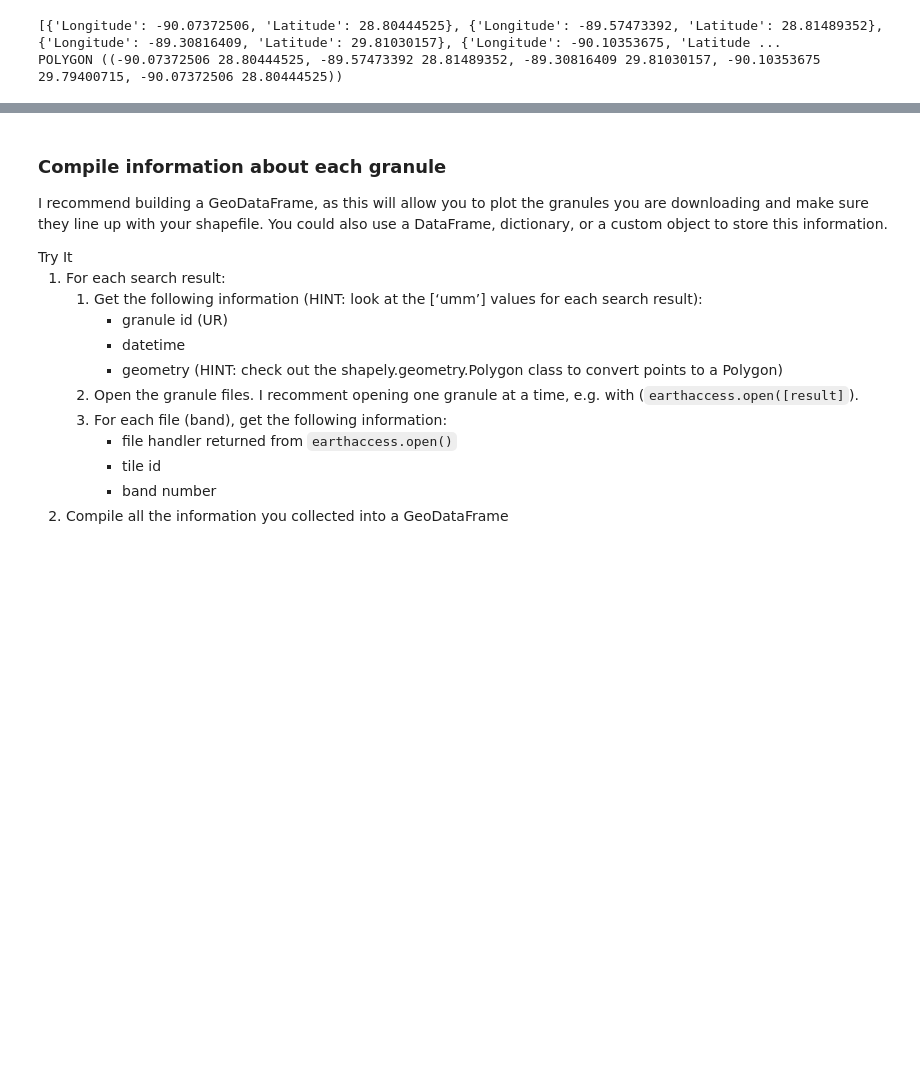
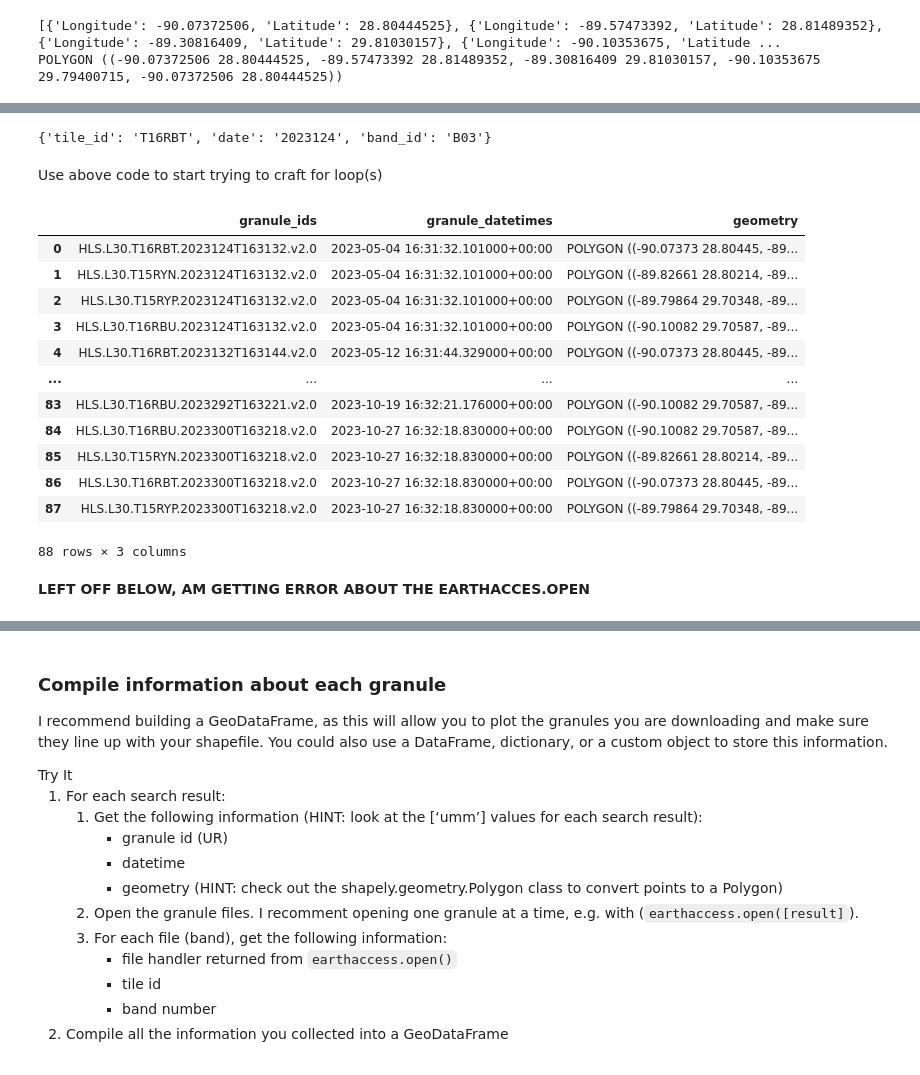
Before and after one commit to earthlab-education/clustering-hanried, a Jupyter notebook: clustering.ipynb, the cells around one changed output, grey strips where cells are left out. Cells and saved outputs as stored; diff of their text form; code cells hidden in the pictures; blank space fills up the shorter version.

Commit message:
Created for loop to get metadata and put in gdf for all granules

```diff
--- a/clustering.ipynb
+++ b/clustering.ipynb
@@ -482,0 +502,73 @@ list
+# %%
+# get tile ids and band numbers for the granule
+# Compile a regular expression to search for metadata
+# the r indicates this is a raw string and highlights all escaped characters (the dots), limits our need to escape special characters
+uri_re = re.compile(
+    r"HLS\.L30\.(?P<tile_id>T[0-9A-Z]+)\.(?P<date>\d+)T\d+\.v2\.0\."
+    r"(?P<band_id>.+)\.tif"
+)
+
+#this yields a dictionary with the tile id, date, and band id
+# 0 index above is B03, green band
+# the date is the 124 day of 2023
+uri_re.search(opened_granule[0].full_name).groupdict()
+# %% [output]
+{'tile_id': 'T16RBT', 'date': '2023124', 'band_id': 'B03'}
+# %% [markdown]
+Use above code to start trying to craft for loop(s)
+# %%
+# Get granule metadata (ID (UR), datetime, and geometry)
+
+## create empty lists to add metadata to
+granule_ids = []
+granule_datetimes = []
+granule_geometries = []
+
+## set up for loop, tqdm creates a progress bar
+## for each row in the wbd_gls_results...
+for row in tqdm(wbd_hls_results):
+    metadata = row['umm']
+    ## identify the granule_id and append it to the granule_ids list
+    granule_id = metadata['GranuleUR']
+    granule_ids.append(granule_id)
+
+    ## identify the granule_datetime and append it to the granule_datetimes list
+    granule_datetime = pd.to_datetime(metadata
+        ['TemporalExtent']['RangeDateTime']['BeginningDateTime'])
+    granule_datetimes.append(granule_datetime)
+
+    ## identify the granule_geometry and append it to the granule_geometries list
+    ## create a list of all points, lat/lon, for the first result from the umm column of the first result
+    points = (
+        metadata
+        # select the first thing in the GPolygons list
+        ['SpatialExtent']['HorizontalSpatialDomain']['Geometry']['GPolygons'][0]
+        ['Boundary']['Points'])
+    ## create the geometry (Polygon) of the first result using Polygon from shapely
+    ## loop through all the points in our points list and get the lat/long for each one to create the geometry
+    geometry = Polygon(
+        [(point['Longitude'], point['Latitude']) for point in points])
+    granule_geometries.append(geometry)
+
+# Create dictionary to hold metadata lists
+metadata_dict = {'granule_ids' : granule_ids, 'granule_datetimes' : granule_datetimes, 'geometry' : granule_geometries}
+
+# Create GeoDataFrame out of metadata_dict
+granule_gdf = gpd.GeoDataFrame(metadata_dict, crs="EPSG:4326")
+granule_gdf
+# %% [output]
+|  | granule_ids | granule_datetimes | geometry |
+| 0 | HLS.L30.T16RBT.2023124T163132.v2.0 | 2023-05-04 16:31:32.101000+00:00 | POLYGON ((-90.07373 28.80445, -89... |
+| 1 | HLS.L30.T15RYN.2023124T163132.v2.0 | 2023-05-04 16:31:32.101000+00:00 | POLYGON ((-89.82661 28.80214, -89... |
+| 2 | HLS.L30.T15RYP.2023124T163132.v2.0 | 2023-05-04 16:31:32.101000+00:00 | POLYGON ((-89.79864 29.70348, -89... |
+| 3 | HLS.L30.T16RBU.2023124T163132.v2.0 | 2023-05-04 16:31:32.101000+00:00 | POLYGON ((-90.10082 29.70587, -89... |
+| 4 | HLS.L30.T16RBT.2023132T163144.v2.0 | 2023-05-12 16:31:44.329000+00:00 | POLYGON ((-90.07373 28.80445, -89... |
+| ... | ... | ... | ... |
+| 83 | HLS.L30.T16RBU.2023292T163221.v2.0 | 2023-10-19 16:32:21.176000+00:00 | POLYGON ((-90.10082 29.70587, -89... |
+| 84 | HLS.L30.T16RBU.2023300T163218.v2.0 | 2023-10-27 16:32:18.830000+00:00 | POLYGON ((-90.10082 29.70587, -89... |
+| 85 | HLS.L30.T15RYN.2023300T163218.v2.0 | 2023-10-27 16:32:18.830000+00:00 | POLYGON ((-89.82661 28.80214, -89... |
+| 86 | HLS.L30.T16RBT.2023300T163218.v2.0 | 2023-10-27 16:32:18.830000+00:00 | POLYGON ((-90.07373 28.80445, -89... |
+| 87 | HLS.L30.T15RYP.2023300T163218.v2.0 | 2023-10-27 16:32:18.830000+00:00 | POLYGON ((-89.79864 29.70348, -89... |
+88 rows × 3 columns
+# %% [markdown]
+**LEFT OFF BELOW, AM GETTING ERROR ABOUT THE EARTHACCES.OPEN**
```
Also changed, not shown: parts of 5 cells of this notebook.
